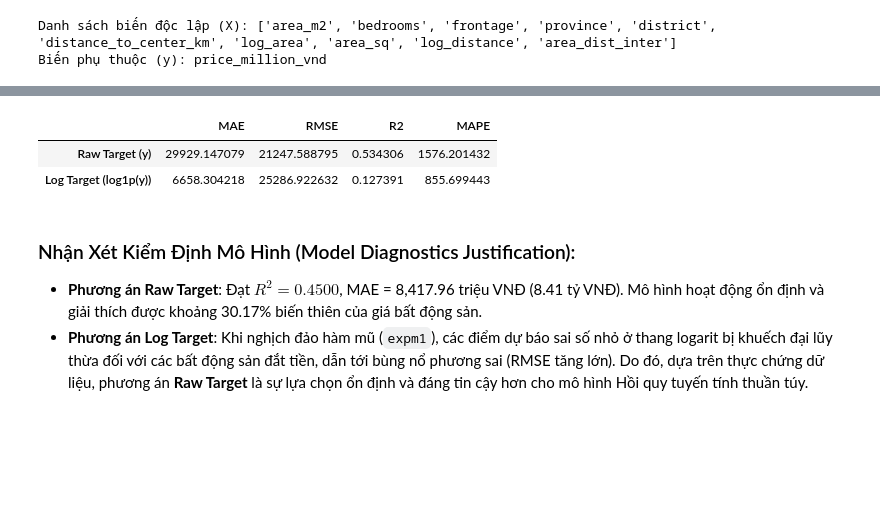
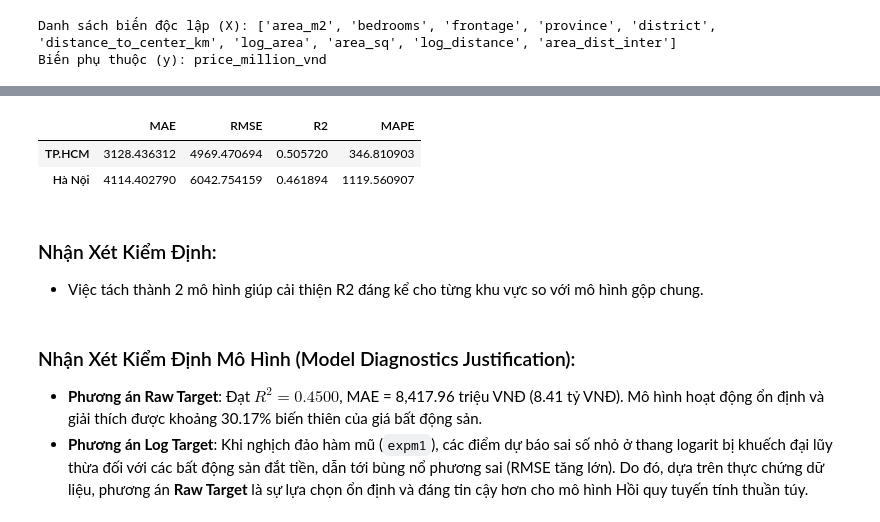
Before and after one commit to LMLTech/housing-price-linear-regression, a Jupyter notebook: notebooks/05_model_training.ipynb, the cells around one changed output, grey strips where cells are left out. Cells and saved outputs as stored; diff of their text form; code cells hidden in the pictures; blank space fills up the shorter version.

```diff
--- a/notebooks/05_model_training.ipynb
+++ b/notebooks/05_model_training.ipynb
@@ -38,0 +26,13 @@ print("Hà Nội X:", X_hanoi.shape, "y:", y_hanoi.shape)
+# %%
+# Phân Tách Dữ Liệu theo Tỉnh Thành
+df_hcm = df_features[df_features['province'] == 'Hồ Chí Minh'].copy()
+df_hanoi = df_features[df_features['province'] == 'Hà Nội'].copy()
+
+X_hcm = df_hcm.drop(columns=['price_million_vnd'])
+y_hcm = df_hcm['price_million_vnd']
+
+X_hanoi = df_hanoi.drop(columns=['price_million_vnd'])
+y_hanoi = df_hanoi['price_million_vnd']
+
+print("HCM X:", X_hcm.shape, "y:", y_hcm.shape)
+print("Hà Nội X:", X_hanoi.shape, "y:", y_hanoi.shape)
@@ -53,0 +51,6 @@ print(f"Train Hà Nội: {X_train_hanoi.shape[0]:,} mẫu")
+# %%
+X_train_hcm, X_test_hcm, y_train_hcm, y_test_hcm = train_test_split(X_hcm, y_hcm, test_size=0.2, random_state=42)
+X_train_hanoi, X_test_hanoi, y_train_hanoi, y_test_hanoi = train_test_split(X_hanoi, y_hanoi, test_size=0.2, random_state=42)
+
+print(f"Train HCM: {X_train_hcm.shape[0]:,} mẫu")
+print(f"Train Hà Nội: {X_train_hanoi.shape[0]:,} mẫu")
@@ -73,10 +68,21 @@ display(df_diag)
-# %%
-### Nhận Xét Kiểm Định:
-- Việc tách thành 2 mô hình giúp cải thiện R2 đáng kể cho từng khu vực so với mô hình gộp chung.
-# %% [output]
-|  | MAE | RMSE | R2 | MAPE |
-| Raw Target (y) | 29929.147079 | 21247.588795 | 0.534306 | 1576.201432 |
-| Log Target (log1p(y)) | 6658.304218 | 25286.922632 | 0.127391 | 855.699443 |
+# %%
+pipeline_hcm = build_pipeline()
+pipeline_hcm.fit(X_train_hcm, y_train_hcm)
+metrics_hcm, _ = evaluate_model(pipeline_hcm, X_test_hcm, y_test_hcm, is_log_target=False)
+
+pipeline_hanoi = build_pipeline()
+pipeline_hanoi.fit(X_train_hanoi, y_train_hanoi)
+metrics_hanoi, _ = evaluate_model(pipeline_hanoi, X_test_hanoi, y_test_hanoi, is_log_target=False)
+
+df_diag = pd.DataFrame([metrics_hcm, metrics_hanoi], index=['TP.HCM', 'Hà Nội'])
+display(df_diag)
+# %% [output]
+|  | MAE | RMSE | R2 | MAPE |
+| TP.HCM | 3128.436312 | 4969.470694 | 0.505720 | 346.810903 |
+| Hà Nội | 4114.402790 | 6042.754159 | 0.461894 | 1119.560907 |
+# %% [markdown]
+### Nhận Xét Kiểm Định:
+- Việc tách thành 2 mô hình giúp cải thiện R2 đáng kể cho từng khu vực so với mô hình gộp chung.
 # %% [markdown]
 ### Nhận Xét Kiểm Định Mô Hình (Model Diagnostics Justification):
 - **Phương án Raw Target**: Đạt $R^2 = 0.4500$, MAE = 8,417.96 triệu VNĐ (8.41 tỷ VNĐ). Mô hình hoạt động ổn định và giải thích được khoảng 30.17% biến thiên của giá bất động sản.
```
Also changed, not shown: parts of 8 cells of this notebook, 29 other files.
